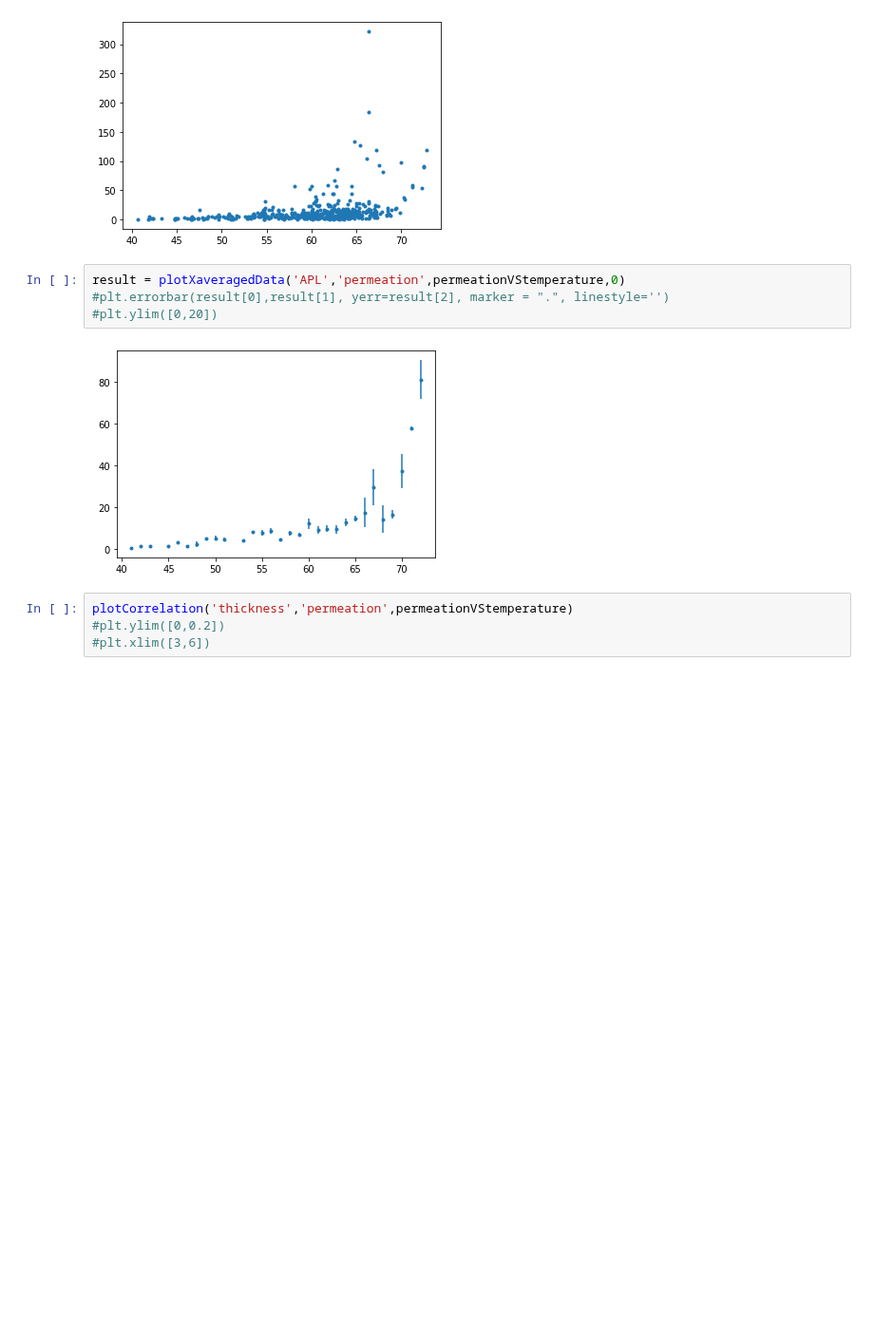
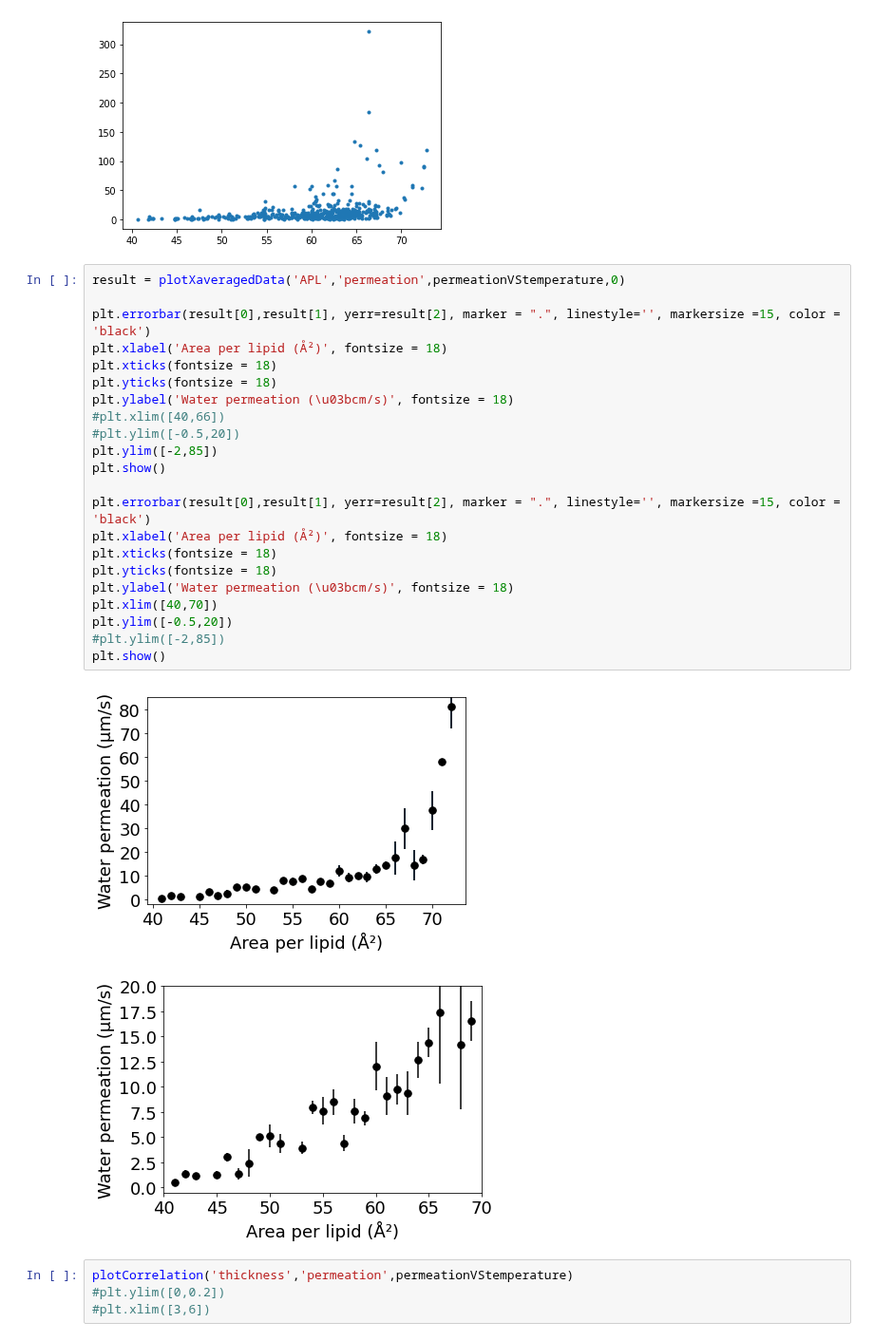
Before and after one commit to NMRLipids/DataBankManuscript, a Jupyter notebook: scripts/plotWaterPermeation.ipynb, the cells around one changed output. Shown at 95% size. Saved outputs shown, nothing was run; the diff lists cells and outputs as text; blank space fills up the shorter version.

Commit message:
Update water permeation plot

```diff
--- a/scripts/plotWaterPermeation.ipynb
+++ b/scripts/plotWaterPermeation.ipynb
@@ -334,10 +334,29 @@ plotCorrelation('APL','permeation',permeationVStemperature)
 [figure]
 # %%
 result = plotXaveragedData('APL','permeation',permeationVStemperature,0)
-#plt.errorbar(result[0],result[1], yerr=result[2], marker = ".", linestyle='')
-#plt.ylim([0,20])
+
+plt.errorbar(result[0],result[1], yerr=result[2], marker = ".", linestyle='', markersize =15, color = 'black')
+plt.xlabel('Area per lipid (Å²)', fontsize = 18)
+plt.xticks(fontsize = 18)
+plt.yticks(fontsize = 18)
+plt.ylabel('Water permeation (\u03bcm/s)', fontsize = 18)
+#plt.xlim([40,66])
+#plt.ylim([-0.5,20])
+plt.ylim([-2,85])
+plt.show()
+
+plt.errorbar(result[0],result[1], yerr=result[2], marker = ".", linestyle='', markersize =15, color = 'black')
+plt.xlabel('Area per lipid (Å²)', fontsize = 18)
+plt.xticks(fontsize = 18)
+plt.yticks(fontsize = 18)
+plt.ylabel('Water permeation (\u03bcm/s)', fontsize = 18)
+plt.xlim([40,70])
+plt.ylim([-0.5,20])
+#plt.ylim([-2,85])
+plt.show()
 # %% [output]
-[figure, old version]
+[figure, new version]
+[figure, added]
 # %%
 plotCorrelation('thickness','permeation',permeationVStemperature)
 #plt.ylim([0,0.2])
```
Also changed, not shown: parts of 3 cells of this notebook.
